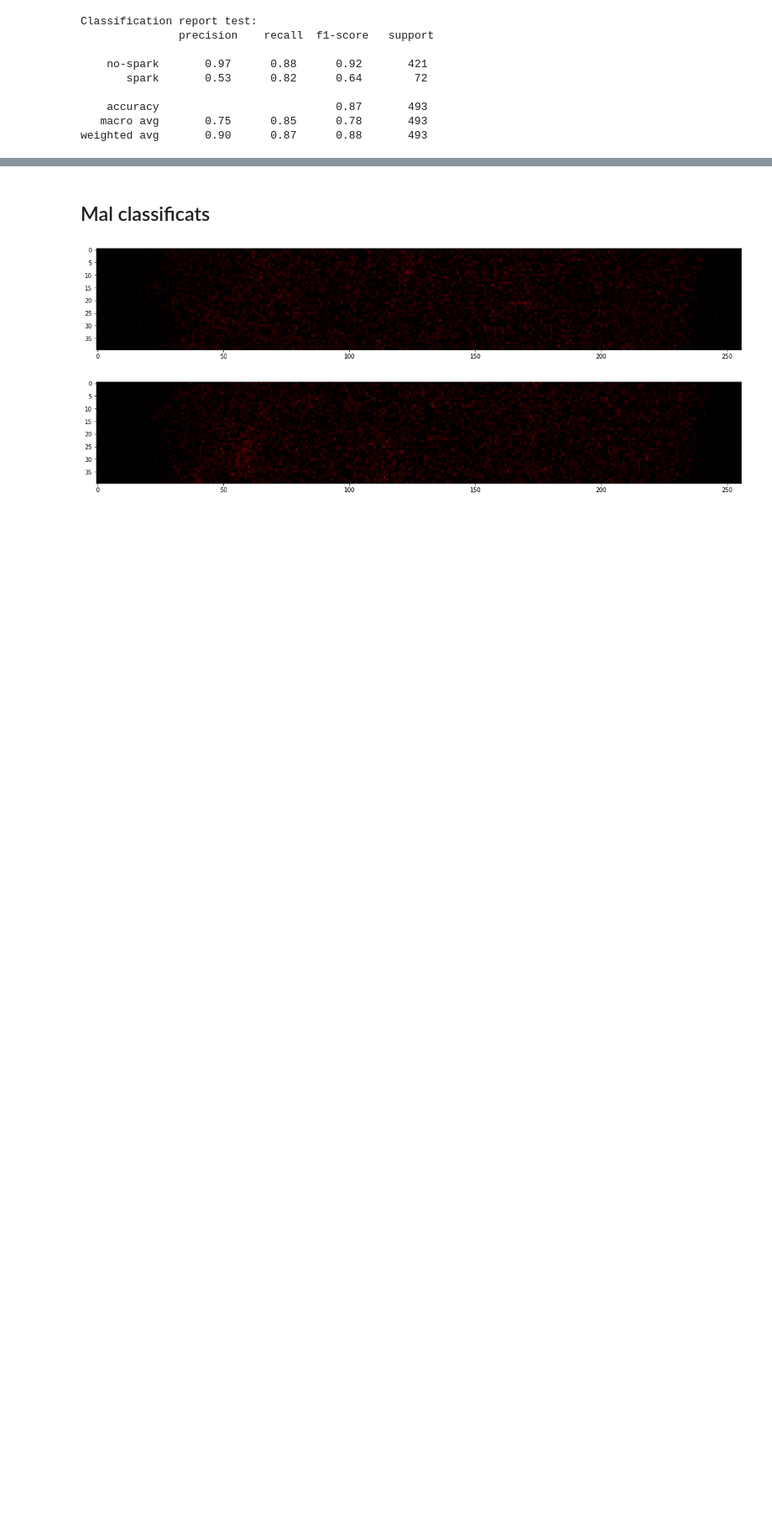
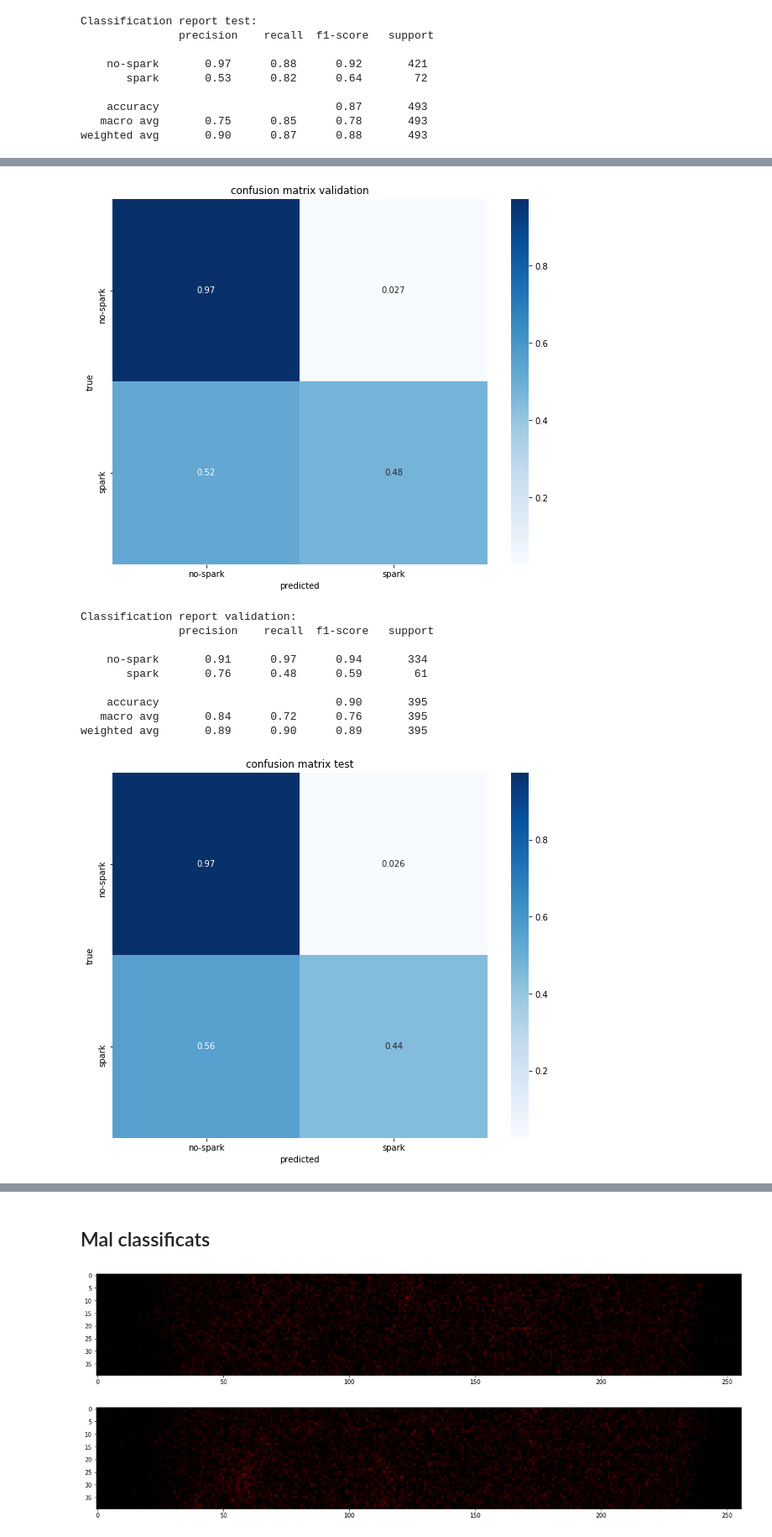
Before and after one commit to raulbenitez/DEEPCARDIO, a Jupyter notebook: sparks/train/inception_test.ipynb, the cells around one changed output, grey strips where cells are left out. Shown at 84% size. Cells and saved outputs as stored; diff of their text form; code cells hidden in the pictures; blank space fills up the shorter version.

```diff
--- a/sparks/train/inception_test.ipynb
+++ b/sparks/train/inception_test.ipynb
@@ -177,0 +231,38 @@ weighted avg       0.90      0.87      0.88       493
+# %%
+inceptionv3 = keras.applications.InceptionV3(include_top=True, weights=None, classes=2, input_shape=X_train[0].shape)
+inceptionv3.load_weights("inceptionv3_ep200_batch32_08metricSparkRecall02accuracy.h5")
+
+class_labels = ['no-spark', 'spark']
+# %%
+Y_test_pred = inceptionv3.predict(X_test)
+Y_valid_pred = inceptionv3.predict(X_valid)
+# %%
+confMatrix = confusion_matrix(Y_valid.argmax(axis=1), Y_valid_pred.argmax(axis=1), normalize='true')
+plt.figure(figsize=(10,8))
+sns.heatmap(confMatrix, cmap='Blues', xticklabels=class_labels, yticklabels=class_labels, annot=True)
+plt.title('confusion matrix validation')
+plt.xlabel('predicted')
+plt.ylabel('true')
+plt.show()
+print("Classification report validation:\n",  classification_report(Y_valid.argmax(axis=1), Y_valid_pred.argmax(axis=1), target_names=class_labels))
+
+confMatrix = confusion_matrix(Y_test.argmax(axis=1), Y_test_pred.argmax(axis=1), normalize='true')
+plt.figure(figsize=(10,8))
+sns.heatmap(confMatrix, cmap='Blues', xticklabels=class_labels, yticklabels=class_labels, annot=True)
+plt.title('confusion matrix test')
+plt.xlabel('predicted')
+plt.ylabel('true')
+plt.show()
+print("Classification report test:\n",  classification_report(Y_test.argmax(axis=1), Y_test_pred.argmax(axis=1), target_names=class_labels))
+# %% [output]
+[figure, added]
+Classification report validation:
+               precision    recall  f1-score   support
+
+    no-spark       0.91      0.97      0.94       334
+       spark       0.76      0.48      0.59        61
+
+    accuracy                           0.90       395
+   macro avg       0.84      0.72      0.76       395
+weighted avg       0.89      0.90      0.89       395
+[figure, added]
```
Also changed, not shown: parts of 18 cells of this notebook, 1 other file.
